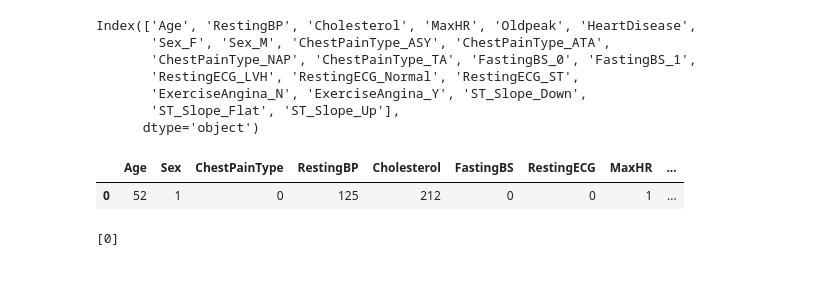
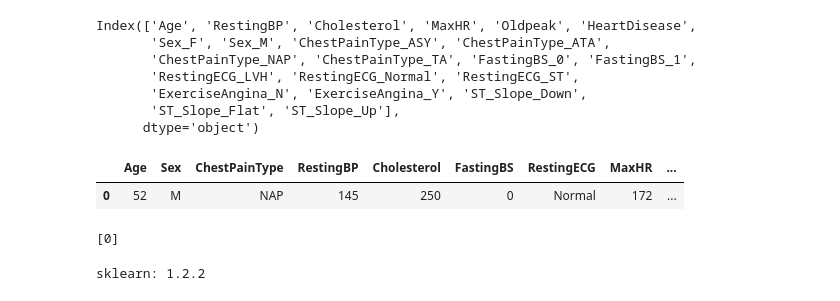
Before and after one commit to hamdaazeem/Ai-project, a Jupyter notebook: project-preprocessing n EDA.ipynb, the cells around one changed output. Drawn from its saved outputs; the diff is of its cells as text; code cells hidden in the pictures.

```diff
--- a/project-preprocessing n EDA.ipynb
+++ b/project-preprocessing n EDA.ipynb
@@ -460,12 +460,12 @@ Index(['Age', 'RestingBP', 'Cholesterol', 'MaxHR', 'Oldpeak', 'HeartDisease',
       dtype='object')
 # %%
 import pandas as pd
-New_data=pd.DataFrame({'Age':52,'Sex':1,'ChestPainType':0,'RestingBP':125,'Cholesterol':212,'FastingBS':0,'RestingECG':0,'MaxHR':1,'ExerciseAngina':168,
-                       'Oldpeak':1.0,'ST_Slope':2,'HeartDisease':1},index=[0])
+New_data=pd.DataFrame({'Age':52,'Sex':'M','ChestPainType':'NAP','RestingBP':145,'Cholesterol':250,'FastingBS':0,'RestingECG':'Normal','MaxHR':172,'ExerciseAngina':'Y',
+                       'Oldpeak':1.5,'ST_Slope':'Up','HeartDisease':1},index=[0])
 New_data
 # %% [output]
 |  | Age | Sex | ChestPainType | RestingBP | Cholesterol | FastingBS | RestingECG | MaxHR | ... |
-| 0 | 52 | 1 | 0 | 125 | 212 | 0 | 0 | 1 | ... |
+| 0 | 52 | M | NAP | 145 | 250 | 0 | Normal | 172 | ... |
 # %%
 # Assuming `data` is the original dataset used to train the model
 # and it has been preprocessed with pd.get_dummies or OneHotEncoder
@@ -492,0 +495,4 @@ print(p)
+# %%
+print('sklearn: {}'.format(sklearn.__version__))
+# %% [output]
+sklearn: 1.2.2
```
Also changed, not shown: parts of 1 cell of this notebook.
